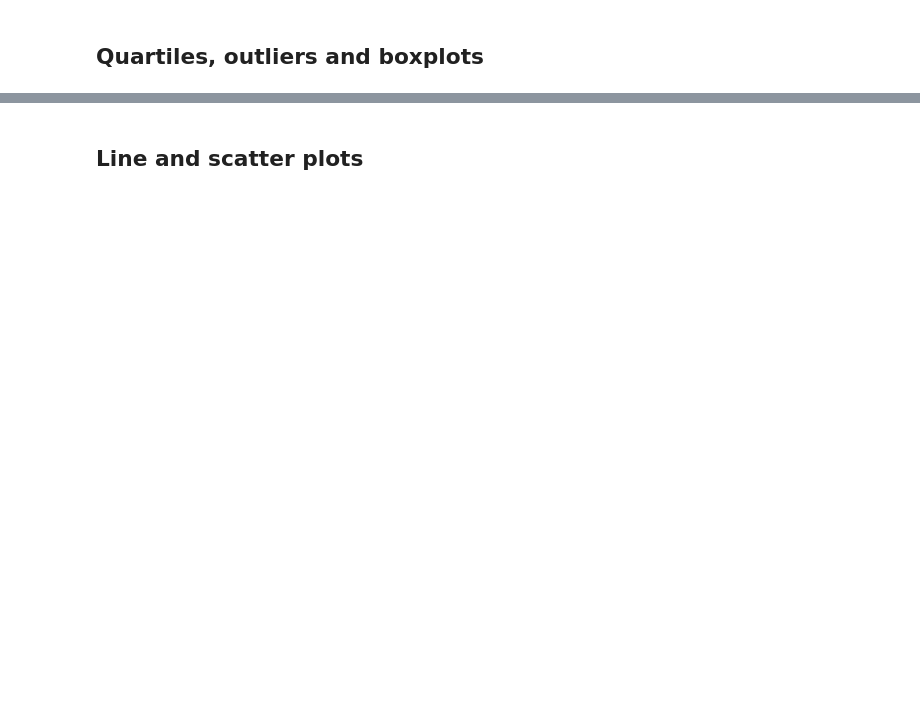
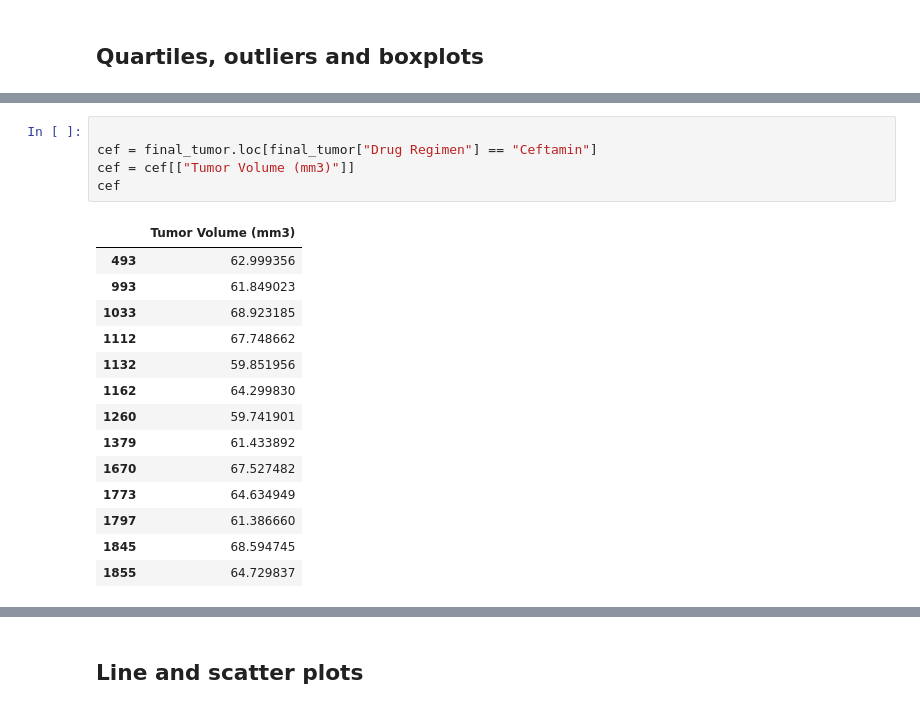
Before and after one commit to cfhornung/matplotlib-challenge, a Jupyter notebook: Pymaceuticals/pymaceuticals_starter.ipynb, the cells around one changed output, grey strips where cells are left out. Drawn from its saved outputs; the diff is of its cells as text; blank space fills up the shorter version.

```diff
--- a/Pymaceuticals/pymaceuticals_starter.ipynb
+++ b/Pymaceuticals/pymaceuticals_starter.ipynb
@@ -105,0 +262,20 @@ plt.tight_layout()
+# %%
+
+cef = final_tumor.loc[final_tumor["Drug Regimen"] == "Ceftamin"]
+cef = cef[["Tumor Volume (mm3)"]]
+cef
+# %% [output]
+|  | Tumor Volume (mm3) |
+| 493 | 62.999356 |
+| 993 | 61.849023 |
+| 1033 | 68.923185 |
+| 1112 | 67.748662 |
+| 1132 | 59.851956 |
+| 1162 | 64.299830 |
+| 1260 | 59.741901 |
+| 1379 | 61.433892 |
+| 1670 | 67.527482 |
+| 1773 | 64.634949 |
+| 1797 | 61.386660 |
+| 1845 | 68.594745 |
+| 1855 | 64.729837 |
```
Also changed, not shown: parts of 25 cells of this notebook.
